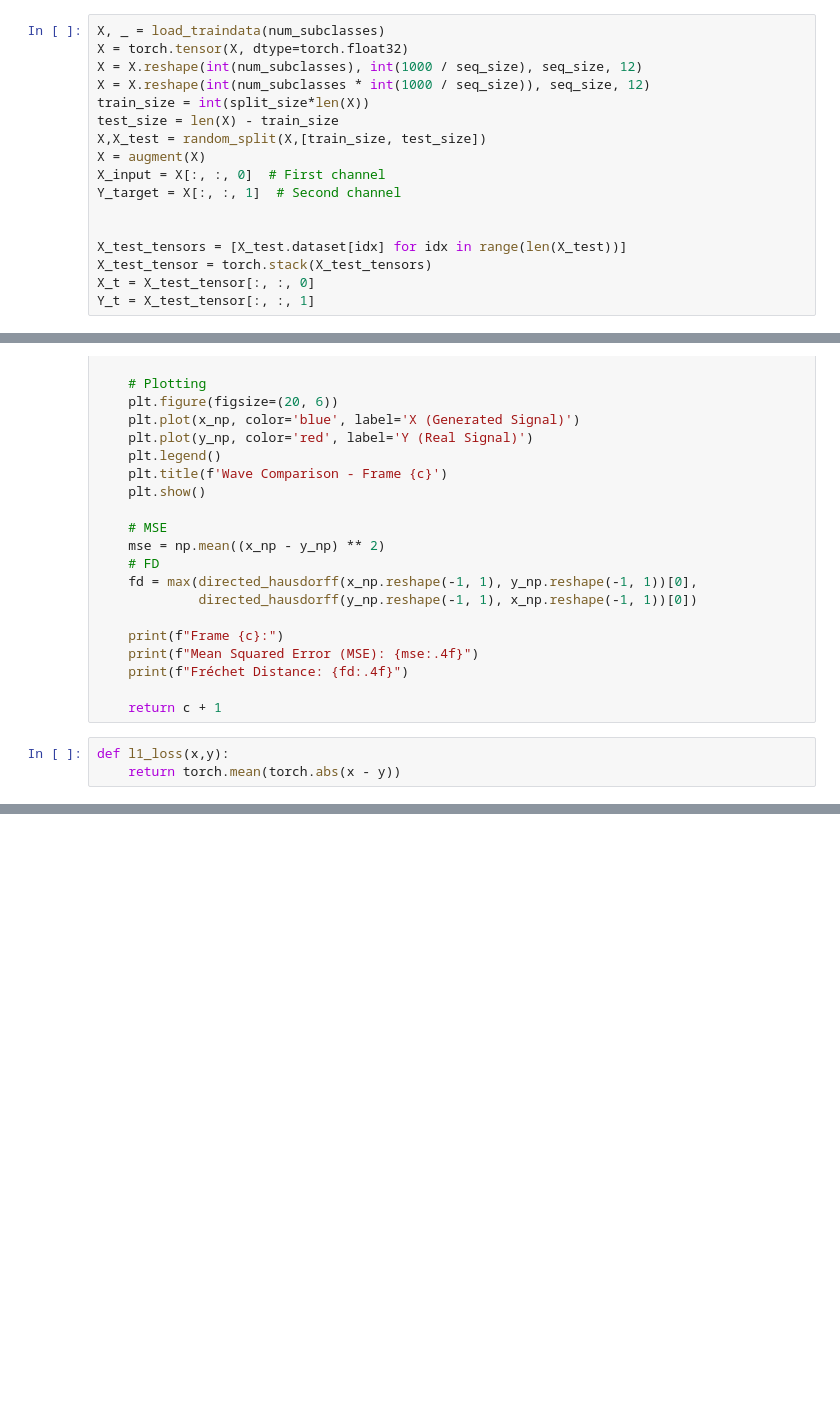
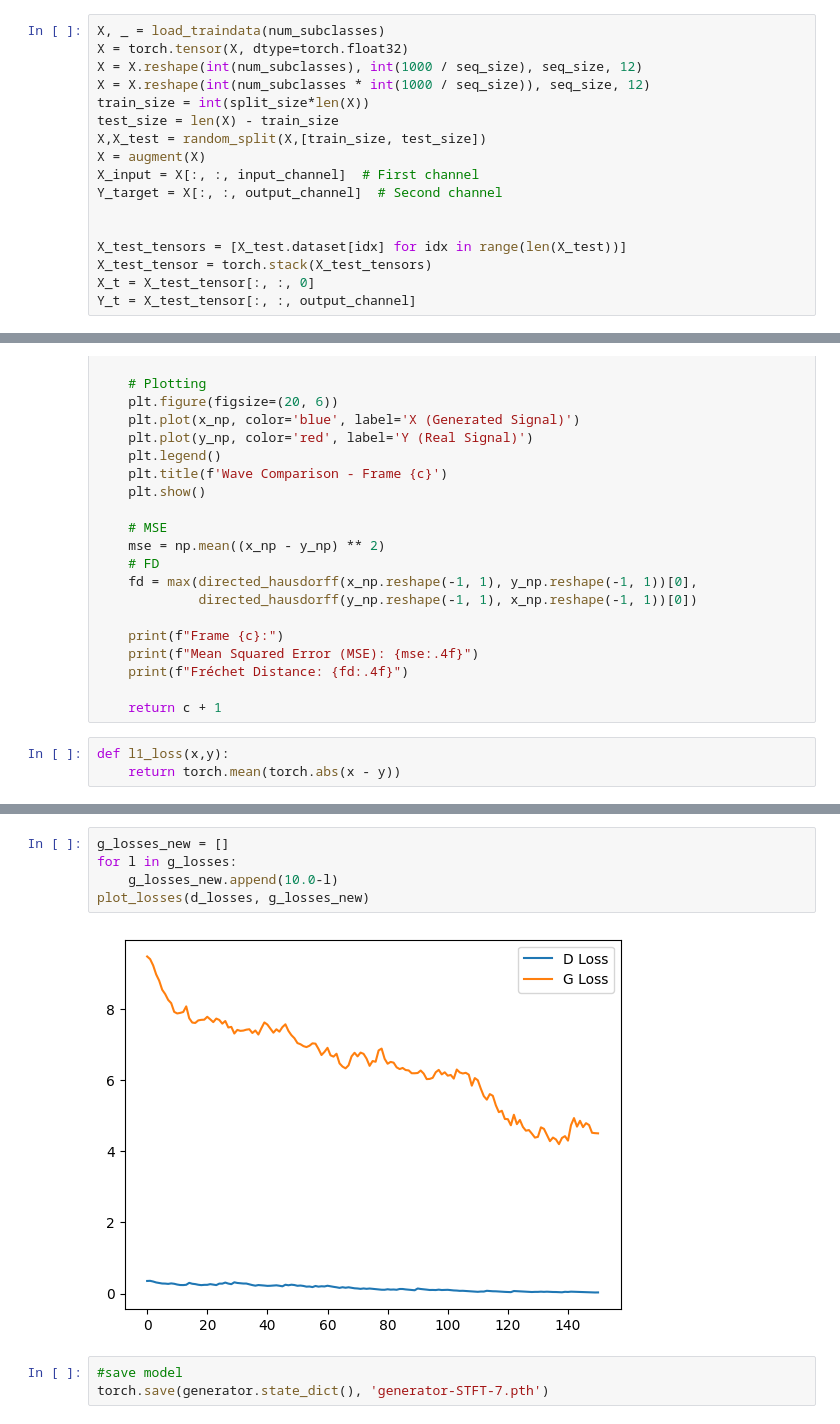
Before and after one commit to Lasers67/BiometricByPass, a Jupyter notebook: src/CGAN.ipynb, the cells around one changed output, grey strips where cells are left out. Drawn from its saved outputs; the diff is of its cells as text; blank space fills up the shorter version.

Commit message:
adding final models

```diff
--- a/src/CGAN.ipynb
+++ b/src/CGAN.ipynb
@@ -33,11 +44,11 @@ train_size = int(split_size*len(X))
 test_size = len(X) - train_size
 X,X_test = random_split(X,[train_size, test_size])
 X = augment(X)
-X_input = X[:, :, 0]  # First channel
-Y_target = X[:, :, 1]  # Second channel
+X_input = X[:, :, input_channel]  # First channel
+Y_target = X[:, :, output_channel]  # Second channel
 
 
 X_test_tensors = [X_test.dataset[idx] for idx in range(len(X_test))]
 X_test_tensor = torch.stack(X_test_tensors)
 X_t = X_test_tensor[:, :, 0]
-Y_t = X_test_tensor[:, :, 1]
+Y_t = X_test_tensor[:, :, output_channel]
@@ -347,0 +566,10 @@ Epoch 59/1000, Discrimiator Loss: 0.08892405033111572, Generator Loss: 3.9602234
+# %%
+g_losses_new = []
+for l in g_losses:
+    g_losses_new.append(10.0-l)
+plot_losses(d_losses, g_losses_new)
+# %% [output]
+[figure, added]
+# %%
+#save model
+torch.save(generator.state_dict(), 'generator-STFT-7.pth')
```
Also changed, not shown: parts of 18 cells of this notebook, 6 other files.
